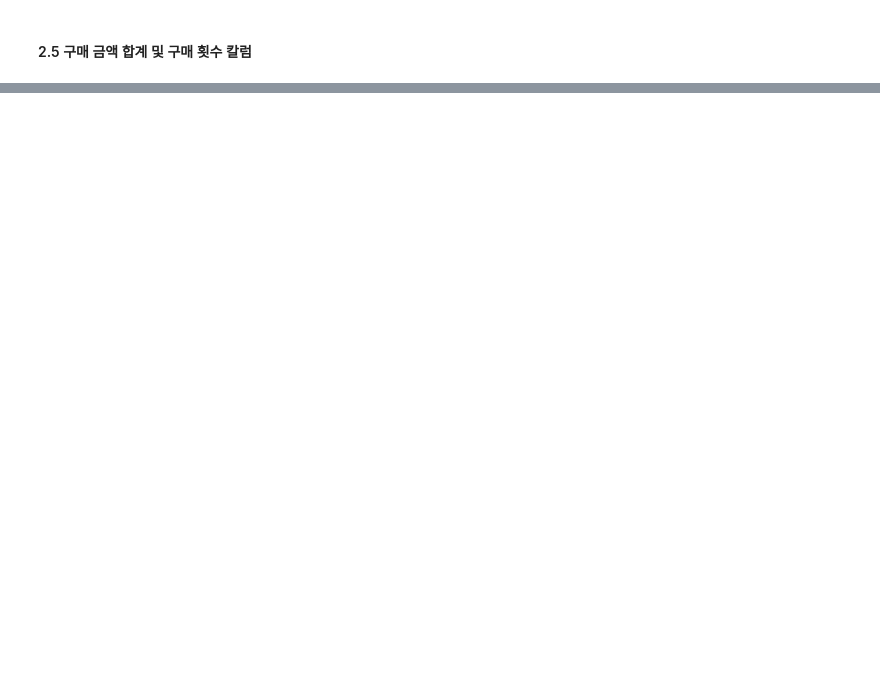
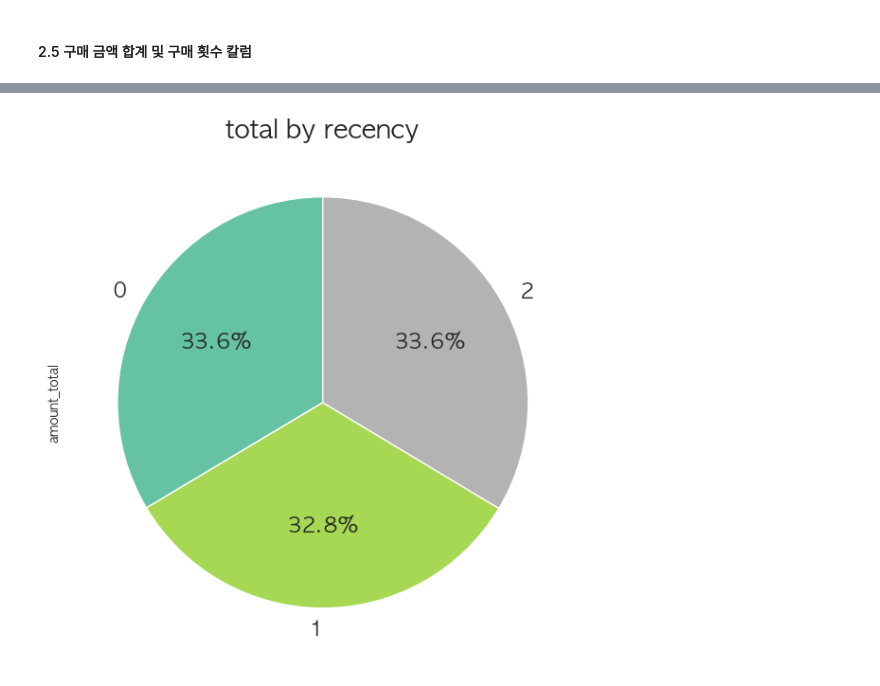
Before and after one commit to chltmddn5843/DataStudy, a Jupyter notebook: Juyoung/Codeit_Project/Codeit:project3.ipynb, the cells around one changed output, grey strips where cells are left out. Cells and saved outputs as stored; diff of their text form; code cells hidden in the pictures; blank space fills up the shorter version.

```diff
--- a/Juyoung/Codeit_Project/Codeit:project3.ipynb
+++ b/Juyoung/Codeit_Project/Codeit:project3.ipynb
@@ -193,0 +394,6 @@ df.head()
+# %%
+# 등급 넘버 선언언하기
+number_grades = 3
+# %%
+grade_labels = list(range(1, number_grades+1))
+grade_labels
@@ -193,0 +404,3 @@ df.head()
+# %%
+recency_grade = pd.qcut(x=df['recency'], q=number_grades, labels=grade_labels[::-1])
+df['recency_grade'] = recency_grade
@@ -193,0 +416,3 @@ df.head()
+# %%
+gropubyrecency = df.groupby('recency_grade').sum().reset_index()
+gropubyrecency
@@ -193,0 +425,7 @@ df.head()
+# %%
+plt.figure(figsize = (7,8))
+gropubyrecency['amount_total'].plot.pie(autopct = '%1.1f%%', startangle = 90, cmap = "Set2", fontsize=16)
+plt.title("total by recency",  fontsize=20)
+plt.show()
+# %% [output]
+[figure, added]
```
Also changed, not shown: parts of 44 cells of this notebook.
